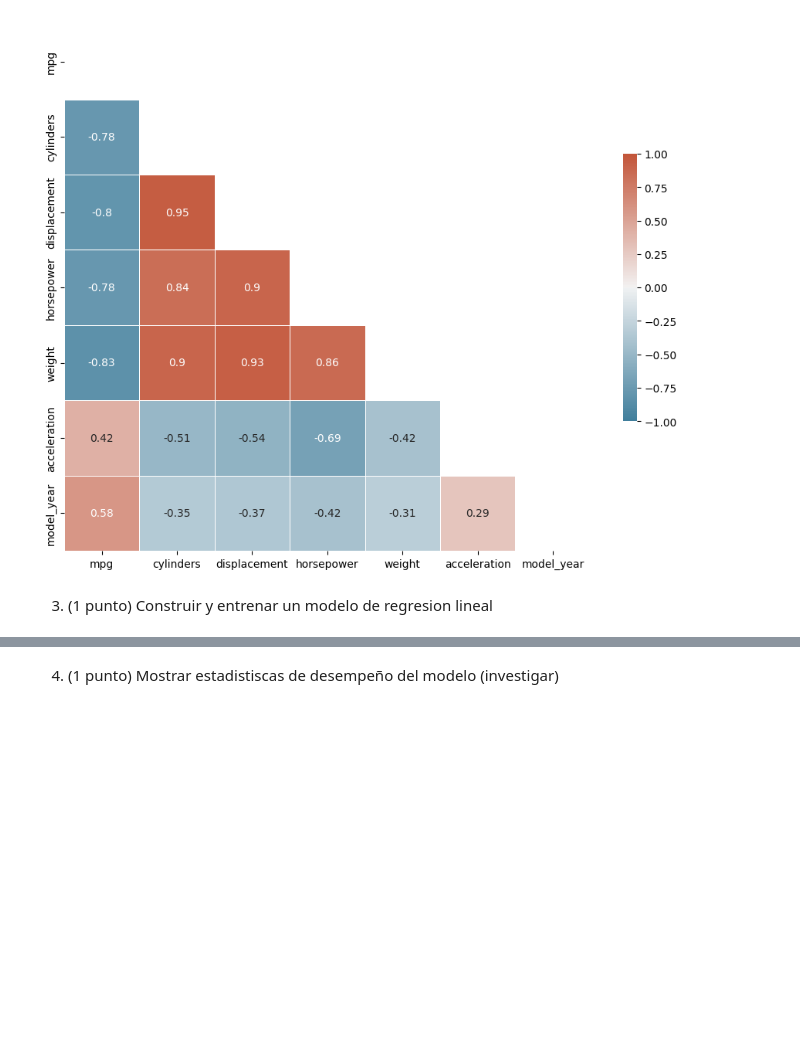
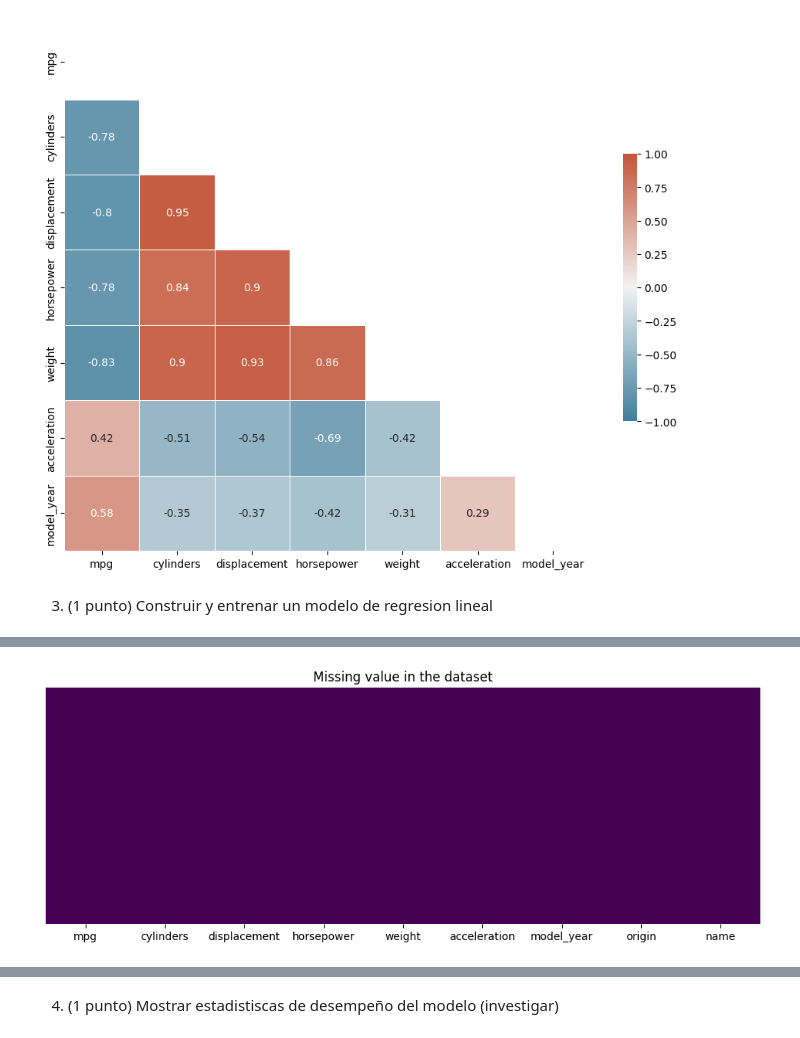
Before and after one commit to JoaqSM/ML_course-colab-files, a Jupyter notebook: S07-Linear-Models/Tarea_regresion_lineal.ipynb, the cells around one changed output, grey strips where cells are left out. Saved outputs shown, nothing was run; the diff lists cells and outputs as text; code cells hidden in the pictures; blank space fills up the shorter version.

```diff
--- a/S07-Linear-Models/Tarea_regresion_lineal.ipynb
+++ b/S07-Linear-Models/Tarea_regresion_lineal.ipynb
@@ -60,0 +70,8 @@ sns.heatmap(corr, mask=mask, cmap=cmap, vmin=-1, vmax=1, center=0,
+# %%
+# Eliminar filas con valores faltantes
+auto_mpg.dropna(inplace=True)
+plt.figure(figsize=(12,4))
+sns.heatmap(auto_mpg.isnull(),cbar=False,cmap='viridis',yticklabels=False)
+plt.title('Missing value in the dataset');
+# %% [output]
+[figure, added]
```
Also changed, not shown: parts of 8 cells of this notebook.
